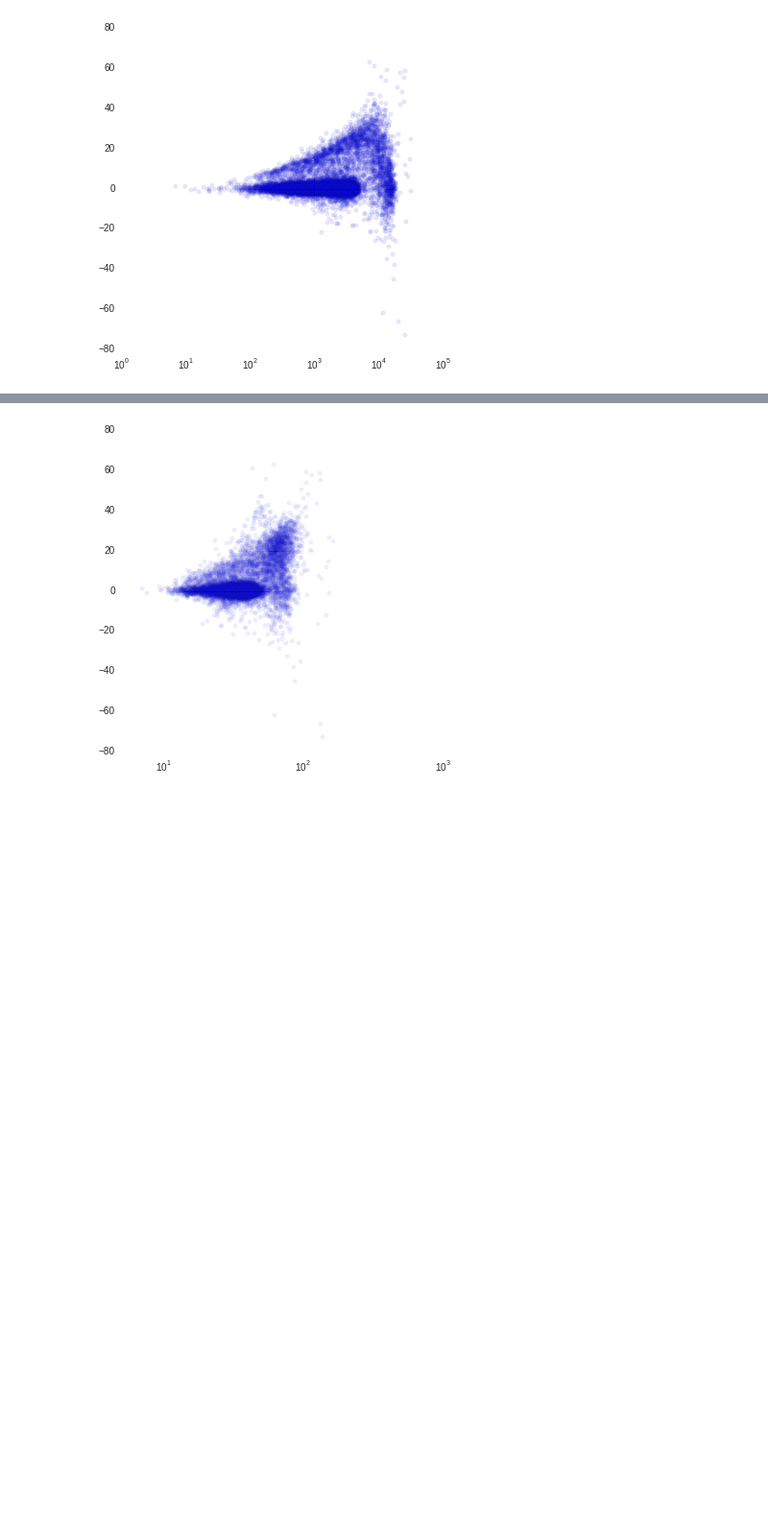
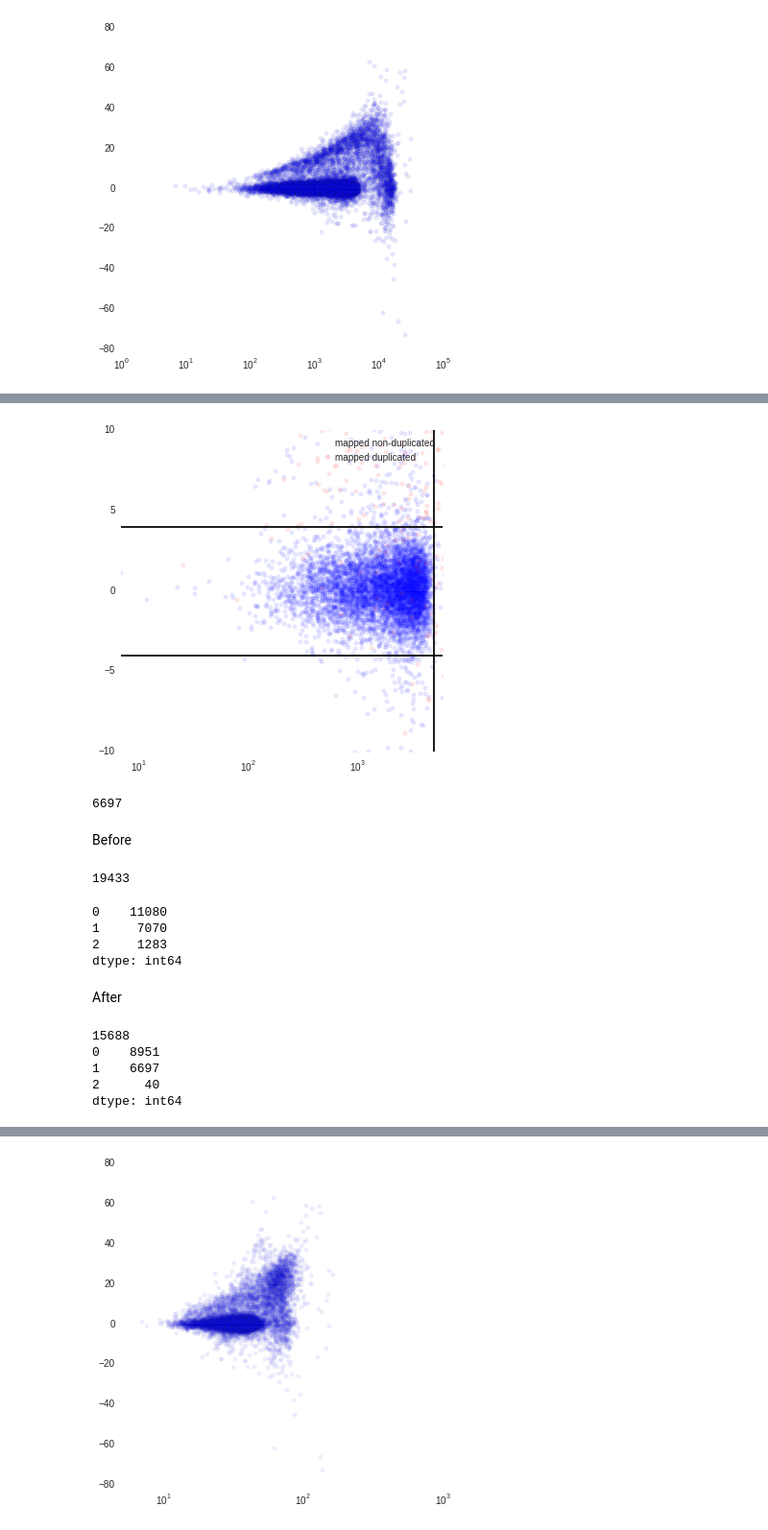
Before and after one commit to rwaples/RAD_allele_coverage, a Jupyter notebook: notebooks/chinook allele depth.ipynb, the cells around one changed output, grey strips where cells are left out. Shown at 96% size. Drawn from its saved outputs; the diff is of its cells as text; code cells hidden in the pictures; blank space fills up the shorter version.

```diff
--- a/notebooks/chinook allele depth.ipynb
+++ b/notebooks/chinook allele depth.ipynb
@@ -237,0 +238,45 @@ plt.show()
+# %%
+plt.scatter(non_dups['total_depth'], non_dups['z'], alpha = .1, color = 'blue', label = 'mapped non-duplicated')
+plt.scatter(dups['total_depth'], dups['z'], alpha = .1, color = 'red', label = 'mapped duplicated')
+plt.xscale('log')
+plt.xlim(0, 6000)
+plt.ylim(-10, 10)
+plt.axvline(5000, color = 'black')
+plt.axhline(4, color = 'black')
+plt.axhline(-4, color = 'black')
+plt.legend()
+plt.show()
+# %% [output]
+[figure, added]
+# %%
+len(non_dups)
+
+len(non_dups[(np.abs(non_dups['z']) < 4) & (np.abs(non_dups['total_depth']) < 5000)]['locus_ID'])
+# %% [output]
+6697
+# %% [markdown]
+Before
+# %%
+print len(depths)
+depths['Duplicate'].value_counts()
+# %% [output]
+19433
+0    11080
+1     7070
+2     1283
+dtype: int64
+# %% [markdown]
+After
+# %%
+center_loci = depths[(np.abs(depths['z']) < 4) & (np.abs(depths['total_depth']) < 5000)]
+print len(center_loci)
+
+print center_loci['Duplicate'].value_counts()
+
+center_loci['locus_ID'].to_csv(os.path.join('..', 'data', 'chinook_center_loci.txt'), index = False)
+# %% [output]
+15688
+0    8951
+1    6697
+2      40
+dtype: int64
```
Also changed, not shown: parts of 10 cells of this notebook, 1 other file.
